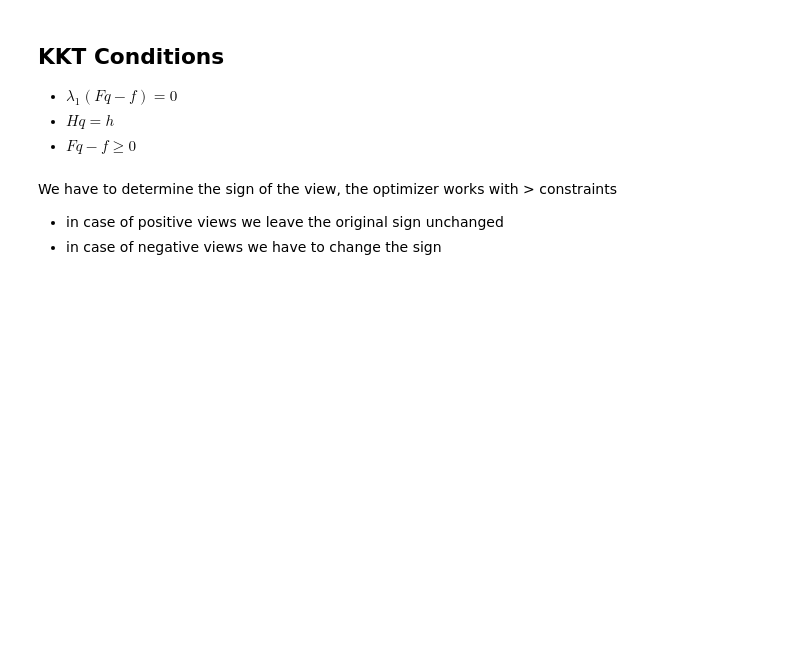
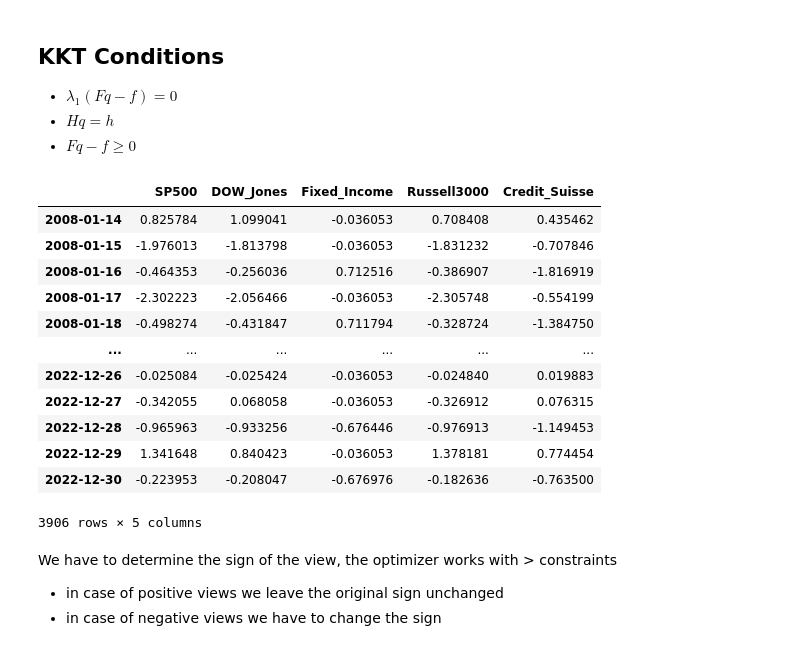
Before and after one commit to LucaDaquanno/Conditional-Monte-Carlo, a Jupyter notebook: Entropy_pool_prob_300323.ipynb, the cells around one changed output. Cells and saved outputs as stored; diff of their text form; code cells hidden in the pictures; blank space fills up the shorter version.

```diff
--- a/Entropy_pool_prob_300323.ipynb
+++ b/Entropy_pool_prob_300323.ipynb
@@ -482,6 +547,22 @@ def ineq_cons(x,F_matrix,H_matrix,f,h):
     return F_matrix.dot(q)-f
 # %%
 #absolute_views_index=absolute_views_mean_columns+ absolute_vola_view_columns
+# %%
+v_1x
+# %% [output]
+|  | SP500 | DOW_Jones | Fixed_Income | Russell3000 | Credit_Suisse |
+| 2008-01-14 | 0.825784 | 1.099041 | -0.036053 | 0.708408 | 0.435462 |
+| 2008-01-15 | -1.976013 | -1.813798 | -0.036053 | -1.831232 | -0.707846 |
+| 2008-01-16 | -0.464353 | -0.256036 | 0.712516 | -0.386907 | -1.816919 |
+| 2008-01-17 | -2.302223 | -2.056466 | -0.036053 | -2.305748 | -0.554199 |
+| 2008-01-18 | -0.498274 | -0.431847 | 0.711794 | -0.328724 | -1.384750 |
+| ... | ... | ... | ... | ... | ... |
+| 2022-12-26 | -0.025084 | -0.025424 | -0.036053 | -0.024840 | 0.019883 |
+| 2022-12-27 | -0.342055 | 0.068058 | -0.036053 | -0.326912 | 0.076315 |
+| 2022-12-28 | -0.965963 | -0.933256 | -0.676446 | -0.976913 | -1.149453 |
+| 2022-12-29 | 1.341648 | 0.840423 | -0.036053 | 1.378181 | 0.774454 |
+| 2022-12-30 | -0.223953 | -0.208047 | -0.676976 | -0.182636 | -0.763500 |
+3906 rows × 5 columns
 # %% [markdown]
 We have to determine the sign of the view, the optimizer works with > constraints
 * in case of positive views we leave the original sign unchanged
```
Also changed, not shown: parts of 18 cells of this notebook, 1 other file.
